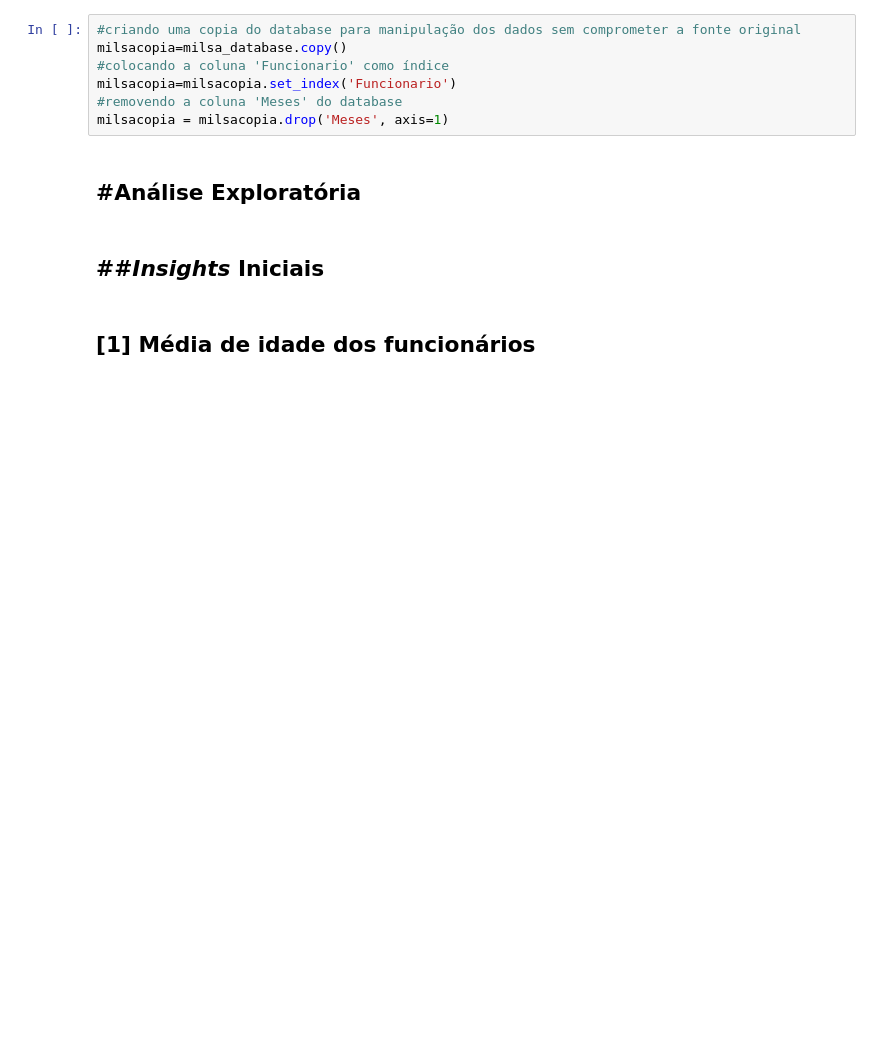
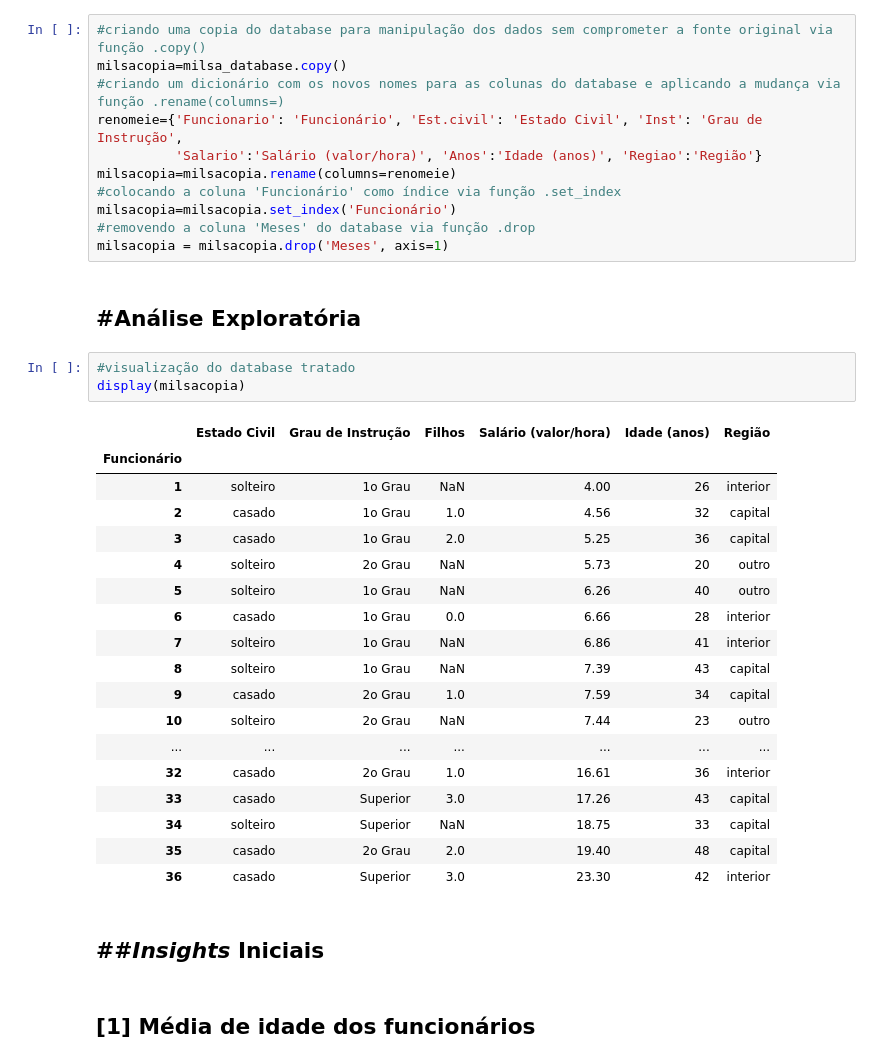
Before and after one commit to KlemDoug/FAD-M4, a Jupyter notebook: [M4]_Projeto_Extra.ipynb, the cells around one changed output. Cells and saved outputs as stored; diff of their text form; blank space fills up the shorter version.

```diff
--- a/[M4]_Projeto_Extra.ipynb
+++ b/[M4]_Projeto_Extra.ipynb
@@ -56,15 +56,41 @@ url = 'http://www.leg.ufpr.br/~fernandomayer/data/milsa.csv'
 milsa_database = pd.read_csv(url)
 display(milsa_database)
 # %%
-#criando uma copia do database para manipulação dos dados sem comprometer a fonte original
+#criando uma copia do database para manipulação dos dados sem comprometer a fonte original via função .copy()
 milsacopia=milsa_database.copy()
-#colocando a coluna 'Funcionario' como índice
-milsacopia=milsacopia.set_index('Funcionario')
-#removendo a coluna 'Meses' do database
+#criando um dicionário com os novos nomes para as colunas do database e aplicando a mudança via função .rename(columns=)
+renomeie={'Funcionario': 'Funcionário', 'Est.civil': 'Estado Civil', 'Inst': 'Grau de Instrução',
+          'Salario':'Salário (valor/hora)', 'Anos':'Idade (anos)', 'Regiao':'Região'}
+milsacopia=milsacopia.rename(columns=renomeie)
+#colocando a coluna 'Funcionário' como índice via função .set_index
+milsacopia=milsacopia.set_index('Funcionário')
+#removendo a coluna 'Meses' do database via função .drop
 milsacopia = milsacopia.drop('Meses', axis=1)
 # %% [markdown]
 #Análise Exploratória
 ---
+# %%
+#visualização do database tratado
+display(milsacopia)
+# %% [output]
+|  | Estado Civil | Grau de Instrução | Filhos | Salário (valor/hora) | Idade (anos) | Região |
+| Funcionário |  |  |  |  |  |  |
+| 1 | solteiro | 1o Grau | NaN | 4.00 | 26 | interior |
+| 2 | casado | 1o Grau | 1.0 | 4.56 | 32 | capital |
+| 3 | casado | 1o Grau | 2.0 | 5.25 | 36 | capital |
+| 4 | solteiro | 2o Grau | NaN | 5.73 | 20 | outro |
+| 5 | solteiro | 1o Grau | NaN | 6.26 | 40 | outro |
+| 6 | casado | 1o Grau | 0.0 | 6.66 | 28 | interior |
+| 7 | solteiro | 1o Grau | NaN | 6.86 | 41 | interior |
+| 8 | solteiro | 1o Grau | NaN | 7.39 | 43 | capital |
+| 9 | casado | 2o Grau | 1.0 | 7.59 | 34 | capital |
+| 10 | solteiro | 2o Grau | NaN | 7.44 | 23 | outro |
+| ... | ... | ... | ... | ... | ... | ... |
+| 32 | casado | 2o Grau | 1.0 | 16.61 | 36 | interior |
+| 33 | casado | Superior | 3.0 | 17.26 | 43 | capital |
+| 34 | solteiro | Superior | NaN | 18.75 | 33 | capital |
+| 35 | casado | 2o Grau | 2.0 | 19.40 | 48 | capital |
+| 36 | casado | Superior | 3.0 | 23.30 | 42 | interior |
 # %% [markdown]
 ##*Insights* Iniciais
 ---
```
Also changed, not shown: parts of 8 cells of this notebook.
